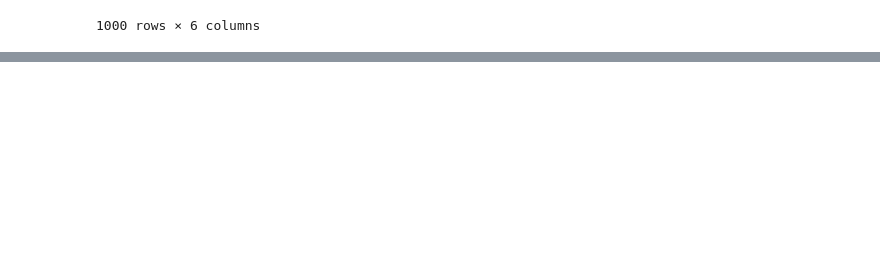
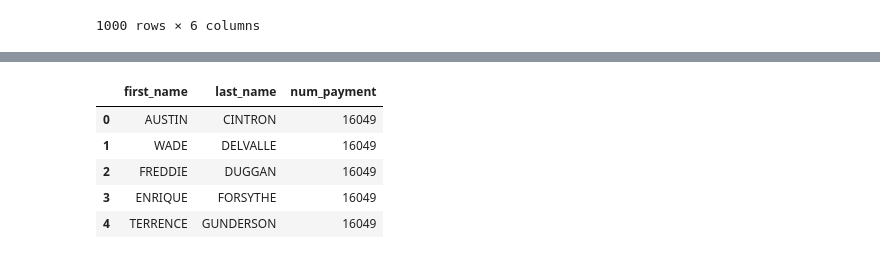
Before and after one commit to JTAytch/GitHub-Desktop--Practice-, a Jupyter notebook: 13 ASSIGNMENT Sakila-Core.ipynb, the cells around one changed output, grey strips where cells are left out. Drawn from its saved outputs; the diff is of its cells as text; code cells hidden in the pictures; blank space fills up the shorter version.

```diff
--- a/13 ASSIGNMENT Sakila-Core.ipynb
+++ b/13 ASSIGNMENT Sakila-Core.ipynb
@@ -94,0 +164,14 @@ pd.read_sql_query(sql, engine)
+# %%
+sql = '''select customer.first_name, customer.last_name, count(customer.customer_id) AS num_payment
+from customer, payment
+GROUP BY customer.customer_id
+limit 5;'''
+
+pd.read_sql_query(sql, engine)
+# %% [output]
+|  | first_name | last_name | num_payment |
+| 0 | AUSTIN | CINTRON | 16049 |
+| 1 | WADE | DELVALLE | 16049 |
+| 2 | FREDDIE | DUGGAN | 16049 |
+| 3 | ENRIQUE | FORSYTHE | 16049 |
+| 4 | TERRENCE | GUNDERSON | 16049 |
```
Also changed, not shown: parts of 7 cells of this notebook.
